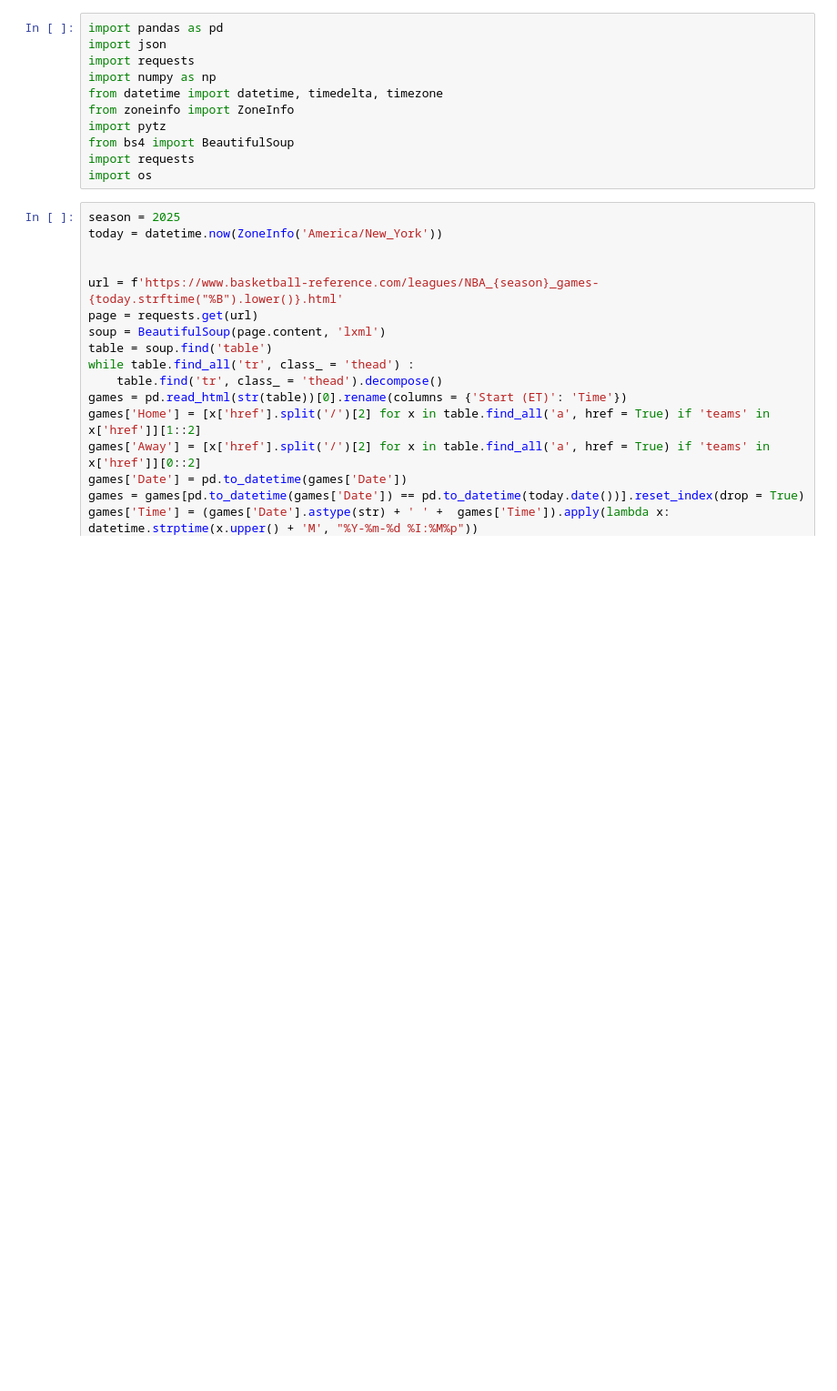
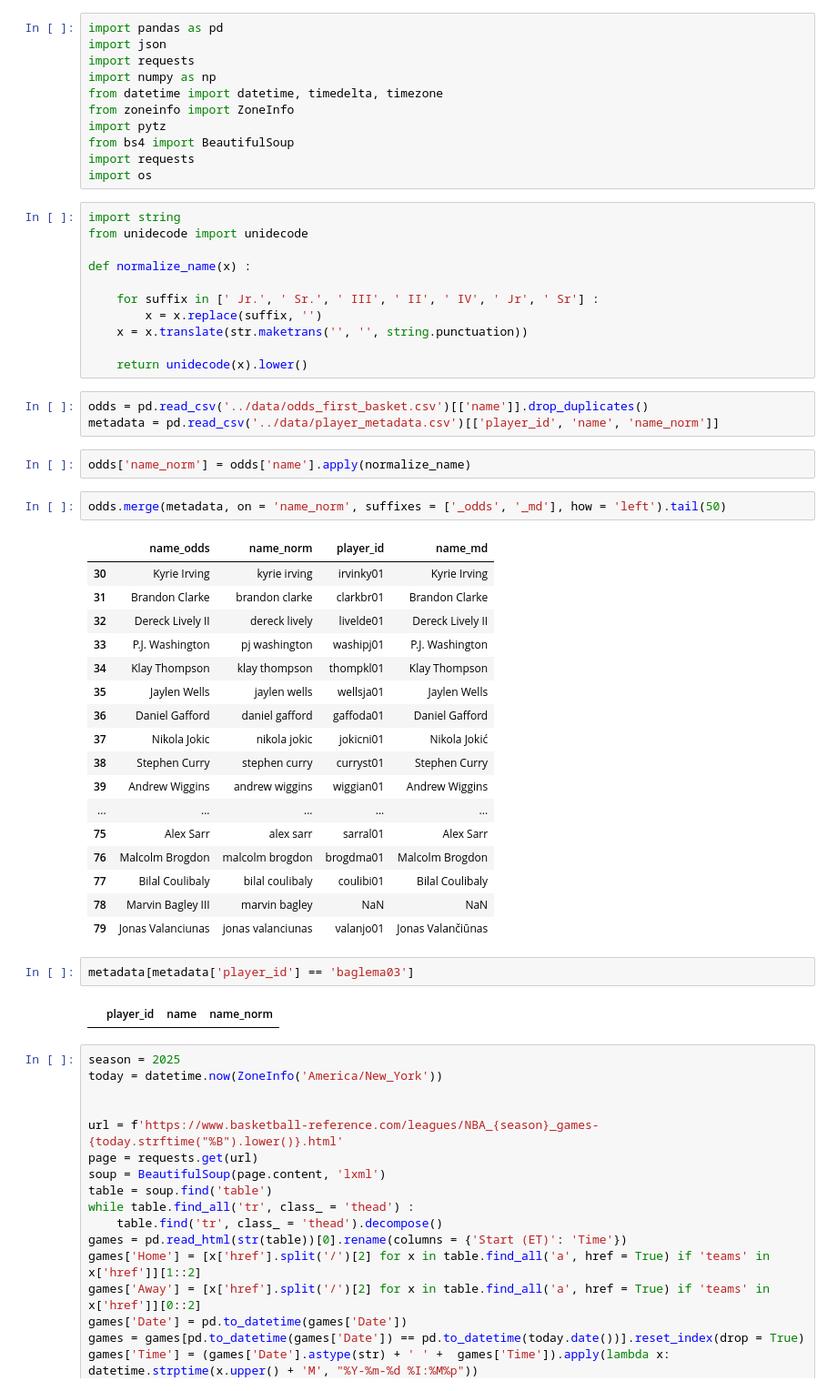
Before and after one commit to martinbog19/LeFirstBasket, a Jupyter notebook: notebooks/odds.ipynb, the cells around one changed output. Shown: that part at 91% size. Cells and saved outputs as stored; diff of their text form; blank space fills up the shorter version.

```diff
--- a/odds.ipynb
+++ b/notebooks/odds.ipynb
@@ -9,6 +9,46 @@ import pytz
 from bs4 import BeautifulSoup
 import requests
 import os
+# %%
+import string
+from unidecode import unidecode
+
+def normalize_name(x) :
+
+    for suffix in [' Jr.', ' Sr.', ' III', ' II', ' IV', ' Jr', ' Sr'] :
+        x = x.replace(suffix, '')
+    x = x.translate(str.maketrans('', '', string.punctuation))
+
+    return unidecode(x).lower()
+# %%
+odds = pd.read_csv('../data/odds_first_basket.csv')[['name']].drop_duplicates()
+metadata = pd.read_csv('../data/player_metadata.csv')[['player_id', 'name', 'name_norm']]
+# %%
+odds['name_norm'] = odds['name'].apply(normalize_name)
+# %%
+odds.merge(metadata, on = 'name_norm', suffixes = ['_odds', '_md'], how = 'left').tail(50)
+# %% [output]
+|  | name_odds | name_norm | player_id | name_md |
+| 30 | Kyrie Irving | kyrie irving | irvinky01 | Kyrie Irving |
+| 31 | Brandon Clarke | brandon clarke | clarkbr01 | Brandon Clarke |
+| 32 | Dereck Lively II | dereck lively | livelde01 | Dereck Lively II |
+| 33 | P.J. Washington | pj washington | washipj01 | P.J. Washington |
+| 34 | Klay Thompson | klay thompson | thompkl01 | Klay Thompson |
+| 35 | Jaylen Wells | jaylen wells | wellsja01 | Jaylen Wells |
+| 36 | Daniel Gafford | daniel gafford | gaffoda01 | Daniel Gafford |
+| 37 | Nikola Jokic | nikola jokic | jokicni01 | Nikola Jokić |
+| 38 | Stephen Curry | stephen curry | curryst01 | Stephen Curry |
+| 39 | Andrew Wiggins | andrew wiggins | wiggian01 | Andrew Wiggins |
+| ... | ... | ... | ... | ... |
+| 75 | Alex Sarr | alex sarr | sarral01 | Alex Sarr |
+| 76 | Malcolm Brogdon | malcolm brogdon | brogdma01 | Malcolm Brogdon |
+| 77 | Bilal Coulibaly | bilal coulibaly | coulibi01 | Bilal Coulibaly |
+| 78 | Marvin Bagley III | marvin bagley | NaN | NaN |
+| 79 | Jonas Valanciunas | jonas valanciunas | valanjo01 | Jonas Valančiūnas |
+# %%
+metadata[metadata['player_id'] == 'baglema03']
+# %% [output]
+|  | player_id | name | name_norm |
 # %%
 season = 2025
 today = datetime.now(ZoneInfo('America/New_York'))
```
Also changed, not shown: 12 other files.
